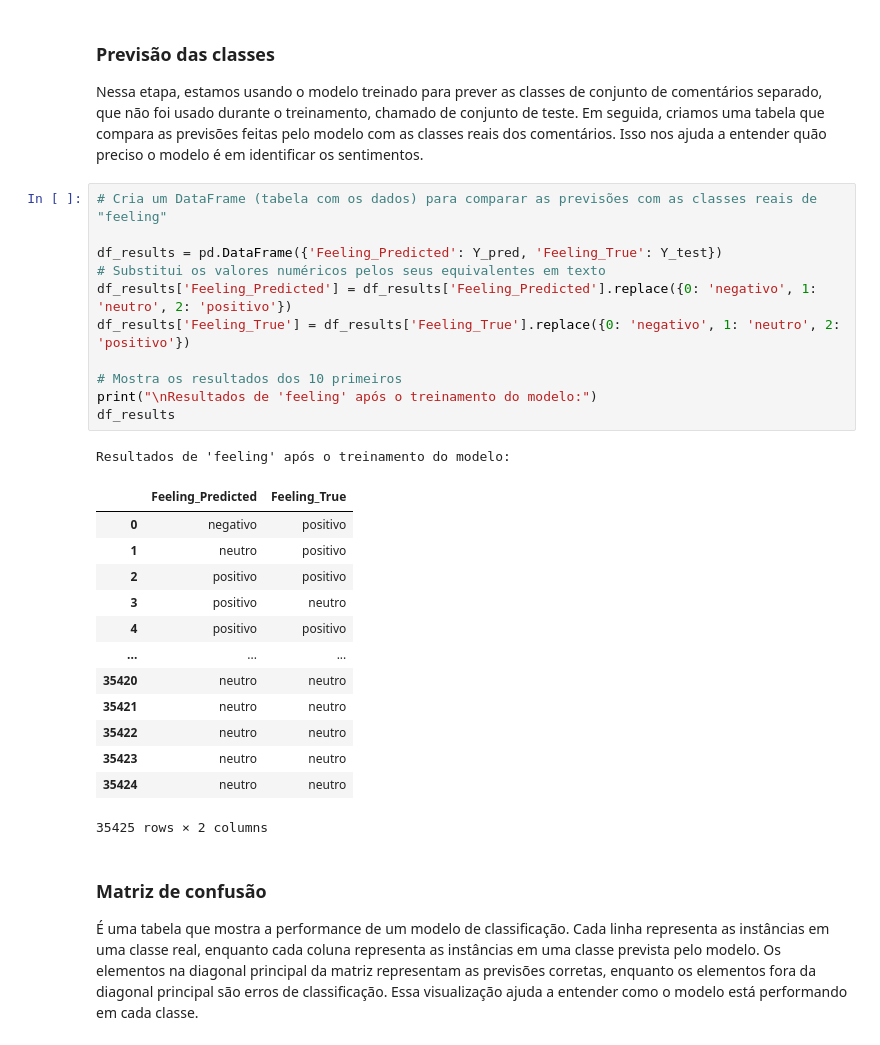
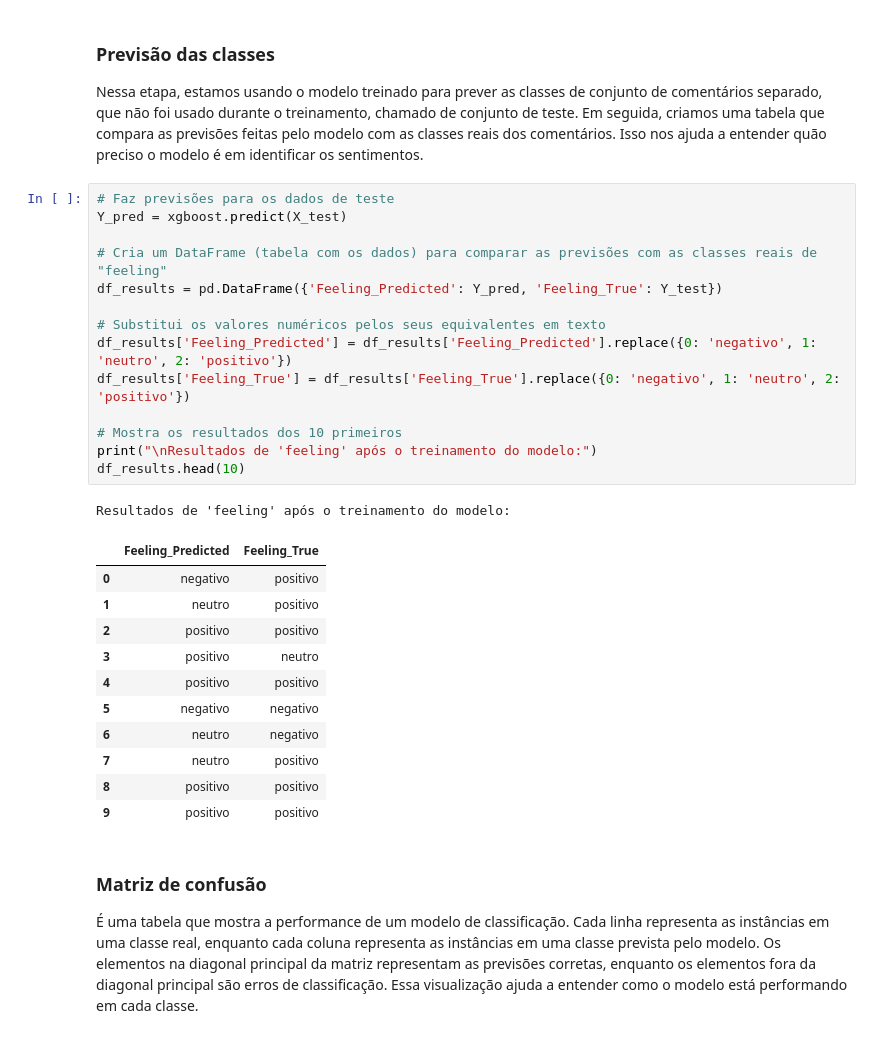
Before and after one commit to GroupHextech/api6-back, a Jupyter notebook: machineLearning/modeloXGBoost.ipynb, the cells around one changed output. Saved outputs shown, nothing was run; the diff lists cells and outputs as text.

```diff
--- a/machineLearning/modeloXGBoost.ipynb
+++ b/machineLearning/modeloXGBoost.ipynb
@@ -408,31 +406,32 @@ Desvio padrão da acurácia: 0.0010551173808451878
 ### Previsão das classes
 Nessa etapa, estamos usando o modelo treinado para prever as classes de conjunto de comentários separado, que não foi usado durante o treinamento, chamado de conjunto de teste. Em seguida, criamos uma tabela que compara as previsões feitas pelo modelo com as classes reais dos comentários. Isso nos ajuda a entender quão preciso o modelo é em identificar os sentimentos.
 # %%
+# Faz previsões para os dados de teste
+Y_pred = xgboost.predict(X_test)
+
 # Cria um DataFrame (tabela com os dados) para comparar as previsões com as classes reais de "feeling"
+df_results = pd.DataFrame({'Feeling_Predicted': Y_pred, 'Feeling_True': Y_test})
 
-df_results = pd.DataFrame({'Feeling_Predicted': Y_pred, 'Feeling_True': Y_test})
 # Substitui os valores numéricos pelos seus equivalentes em texto
 df_results['Feeling_Predicted'] = df_results['Feeling_Predicted'].replace({0: 'negativo', 1: 'neutro', 2: 'positivo'})
 df_results['Feeling_True'] = df_results['Feeling_True'].replace({0: 'negativo', 1: 'neutro', 2: 'positivo'})
 
 # Mostra os resultados dos 10 primeiros
 print("\nResultados de 'feeling' após o treinamento do modelo:")
-df_results
+df_results.head(10)
 # %% [output]
 Resultados de 'feeling' após o treinamento do modelo:
 |  | Feeling_Predicted | Feeling_True |
 | 0 | negativo | positivo |
 | 1 | neutro | positivo |
 | 2 | positivo | positivo |
 | 3 | positivo | neutro |
 | 4 | positivo | positivo |
-| ... | ... | ... |
-| 35420 | neutro | neutro |
-| 35421 | neutro | neutro |
-| 35422 | neutro | neutro |
-| 35423 | neutro | neutro |
-| 35424 | neutro | neutro |
+| 5 | negativo | negativo |
+| 6 | neutro | negativo |
+| 7 | neutro | positivo |
+| 8 | positivo | positivo |
+| 9 | positivo | positivo |
-35425 rows × 2 columns
 # %% [markdown]
 ### Matriz de confusão
 É uma tabela que mostra a performance de um modelo de classificação. Cada linha representa as instâncias em uma classe real, enquanto cada coluna representa as instâncias em uma classe prevista pelo modelo. Os elementos na diagonal principal da matriz representam as previsões corretas, enquanto os elementos fora da diagonal principal são erros de classificação. Essa visualização ajuda a entender como o modelo está performando em cada classe.
```
Also changed, not shown: parts of 3 cells of this notebook.
